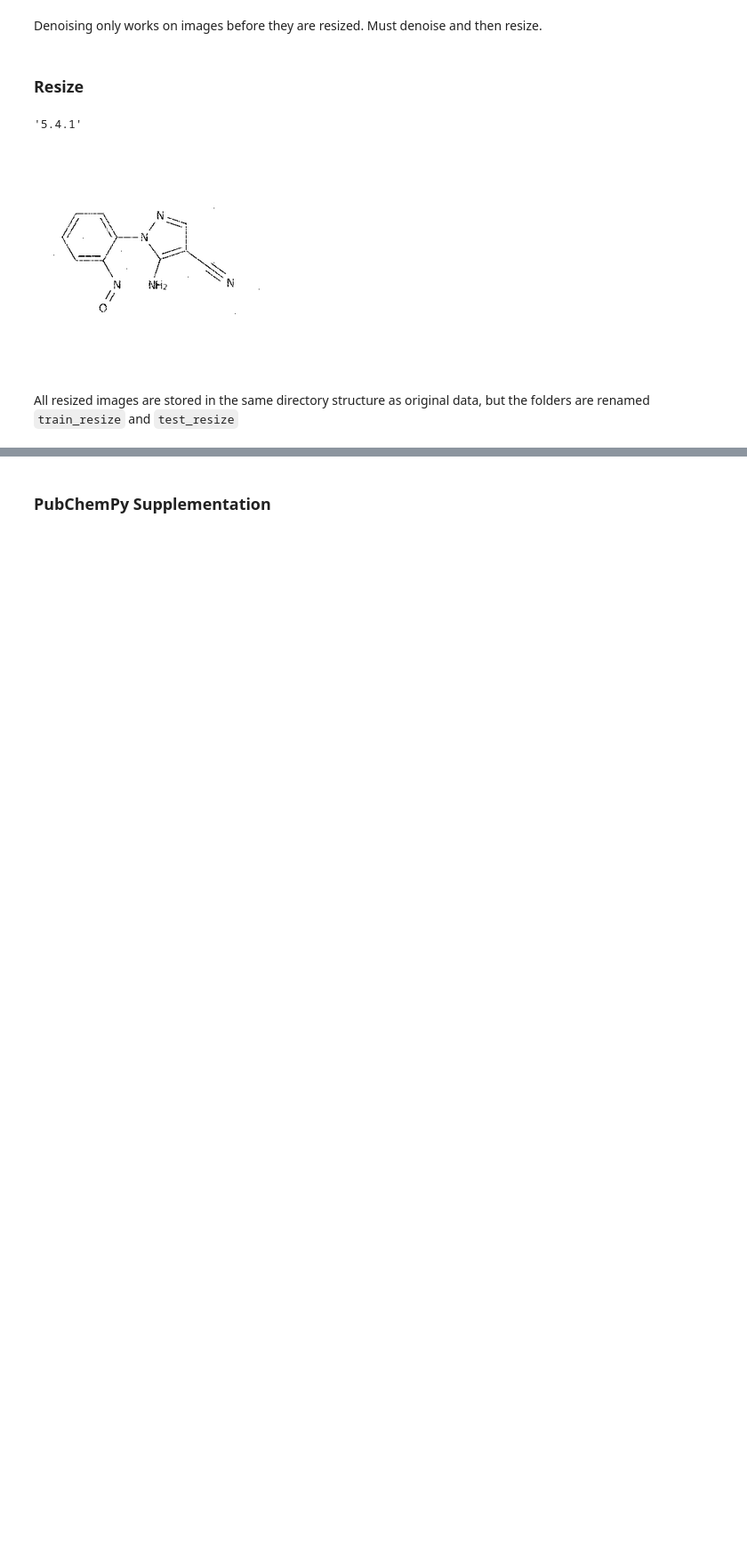
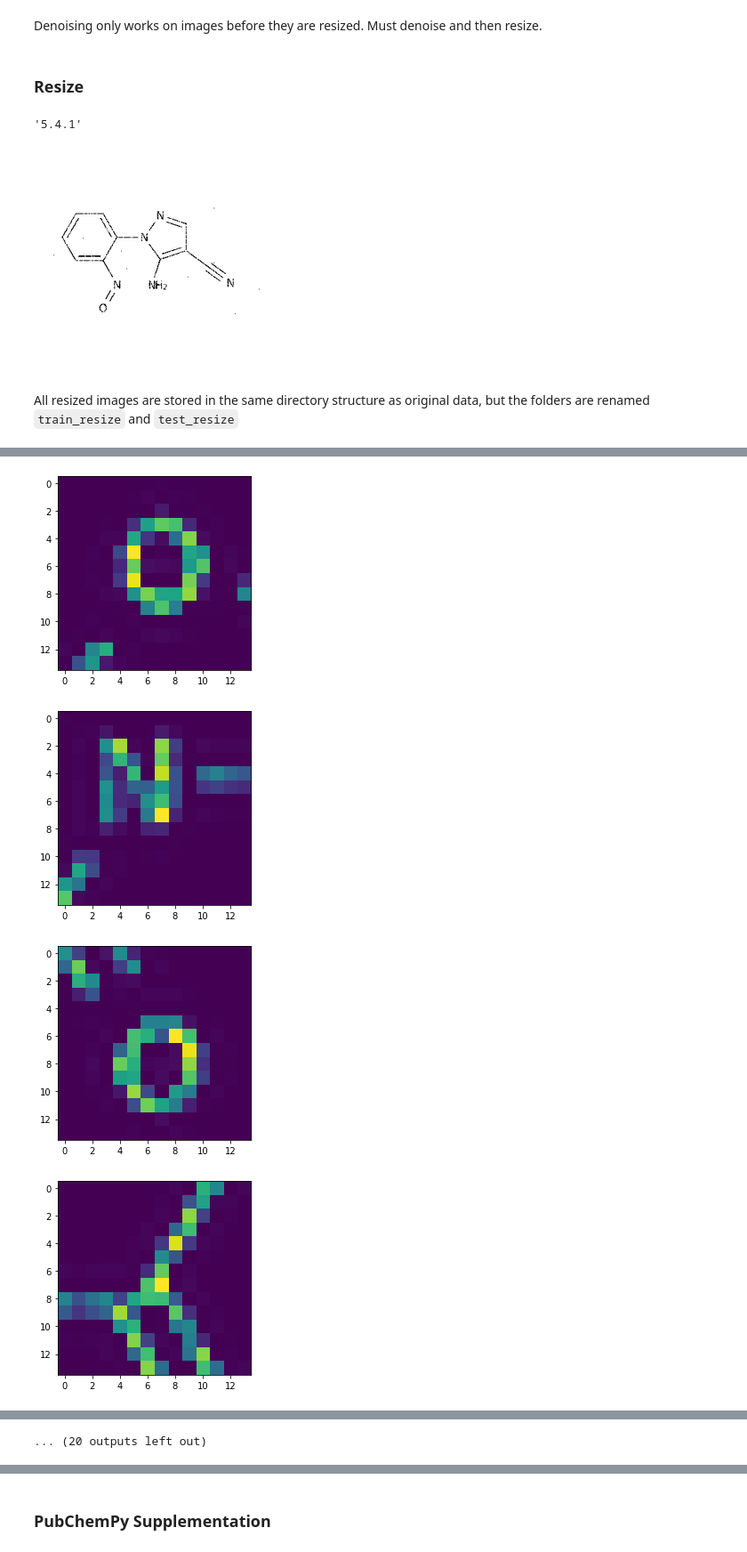
Before and after one commit to wesleyktatum/bms_kaggle, a Jupyter notebook: ipynb/od_exploration.ipynb, the cells around one changed output, grey strips where cells are left out. Shown at 89% size. Saved outputs shown, nothing was run; the diff lists cells and outputs as text; code cells hidden in the pictures; blank space fills up the shorter version.

```diff
--- a/ipynb/od_exploration.ipynb
+++ b/ipynb/od_exploration.ipynb
@@ -255,0 +299,10 @@ All resized images are stored in the same directory structure as original data,
+# %%
+vertex_windows, window_list = get_vertices(img, window_size=7, window_mask=True, window_list=True)
+for window in window_list['imgs']:
+    plt.imshow(window)
+    plt.show()
+# %% [output]
+[figure, added]
+[figure, added]
+[figure, added]
+[figure, added]
@@ -255,0 +317 @@ All resized images are stored in the same directory structure as original data,
+... (20 outputs left out)
```
Also changed, not shown: parts of 13 cells of this notebook, 1 other file.
